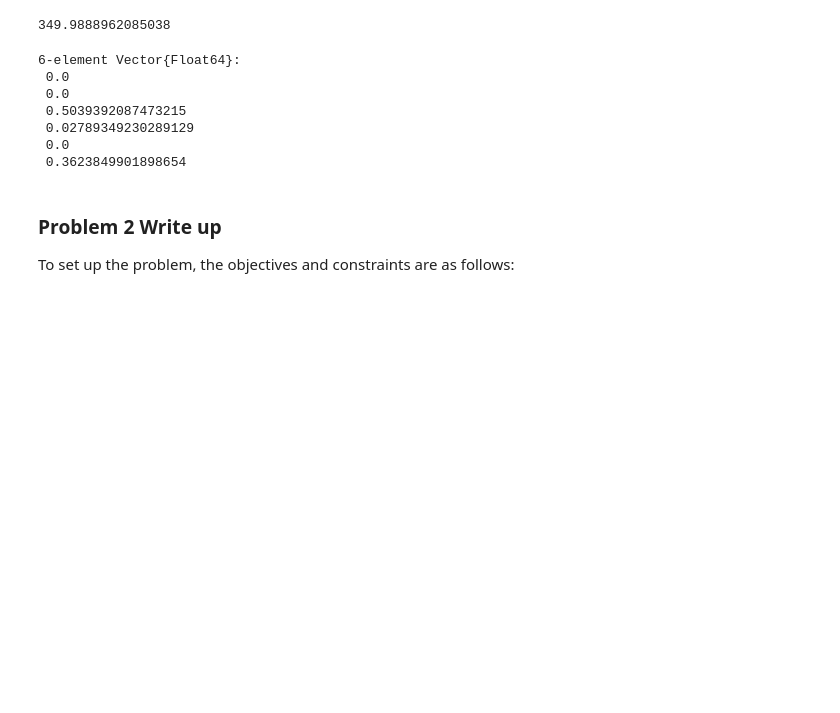
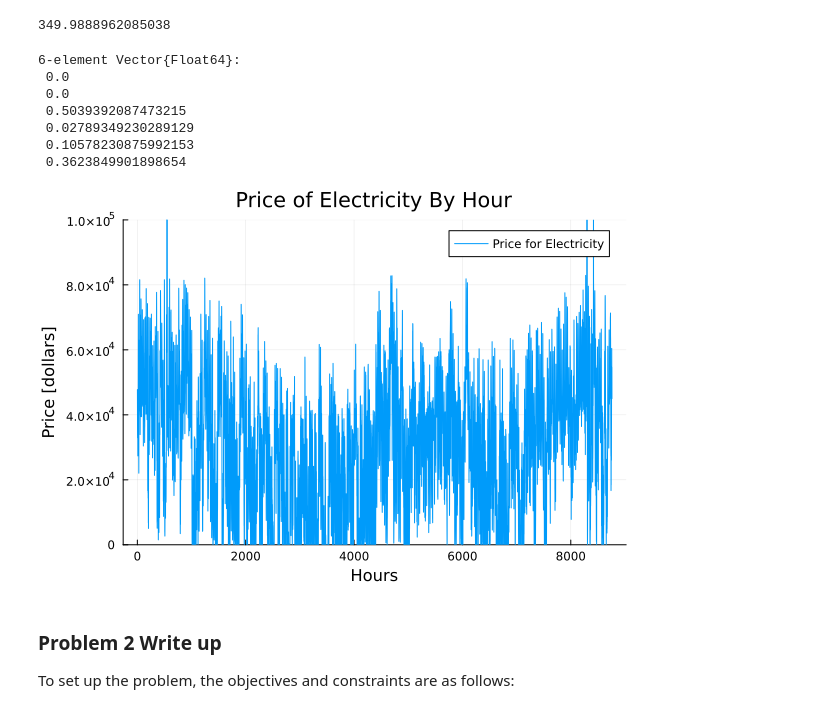
Before and after one commit to BEE4750-FA24/hw4-jiaming-ari-grace, a Jupyter notebook: hw04.ipynb, the cells around one changed output. Drawn from its saved outputs; the diff is of its cells as text; code cells hidden in the pictures; blank space fills up the shorter version.

```diff
--- a/hw04.ipynb
+++ b/hw04.ipynb
@@ -277,9 +277,10 @@ sum(value.(NSE)) = 349.9888962085038
 ynew = value.(y[G,T]).data
 
 percent = zeros(length(x[G]))
-#know only rows 3,4, and 6 have nonzero values
+#know only rows 3-6 have nonzero values
 percent[3] = sum(ynew[3,:])/sum(ynew)
 percent[4] = sum(ynew[4,:])/sum(ynew)
+percent[5] = sum(ynew[5,:])/sum(ynew)
 percent[6] = sum(ynew[6,:])/sum(ynew)
 
 #for i in length(x[G])
@@ -293,10 +294,23 @@ percent
  0.0
  0.5039392087473215
  0.02789349230289129
- 0.0
+ 0.10578230875992153
  0.3623849901898654
 # %%
 #electricity price per hour plot
+
+NSEnew = value.(NSE).data
+eprice = zeros(length(T))
+for t in T
+    eprice[t] = sum(gens[G, :VarCost] .* ynew[G, t]) + NSECost * NSEnew[t]
+end
+
+#plot eprice versus time
+plot(T, eprice, ylim=(0,1*10^5), label="Price for Electricity", title="Price of Electricity By Hour")
+xlabel!("Hours")
+ylabel!("Price [dollars]")
+# %% [output]
+[figure, added]
 # %% [markdown]
 ### Problem 2 Write up
 
```
Also changed, not shown: parts of 1 cell of this notebook.
